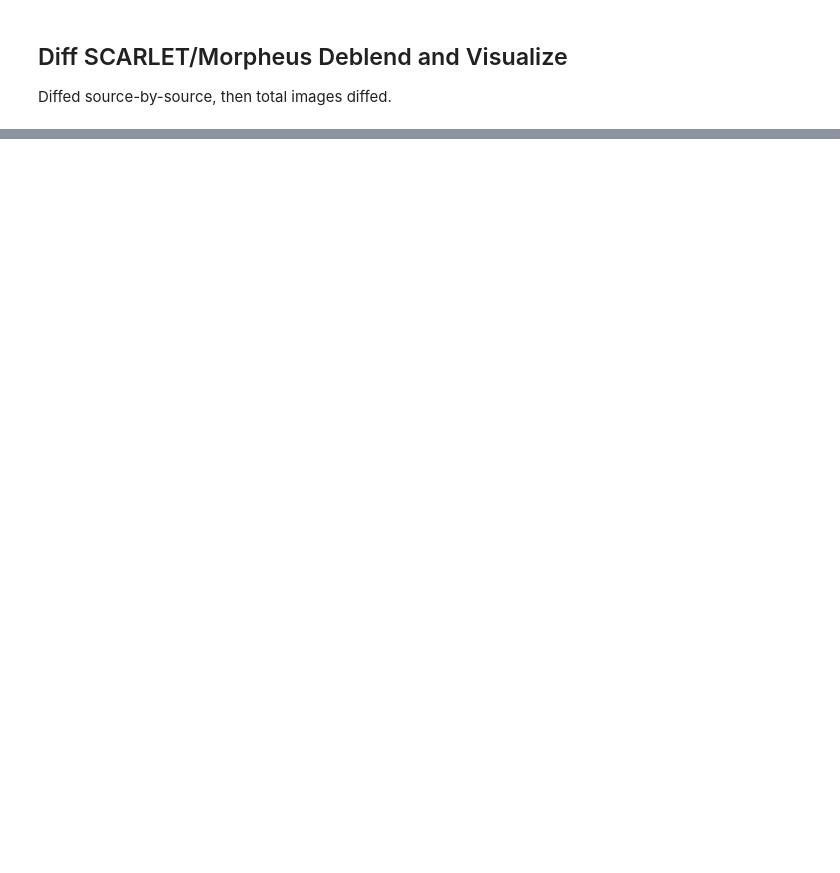
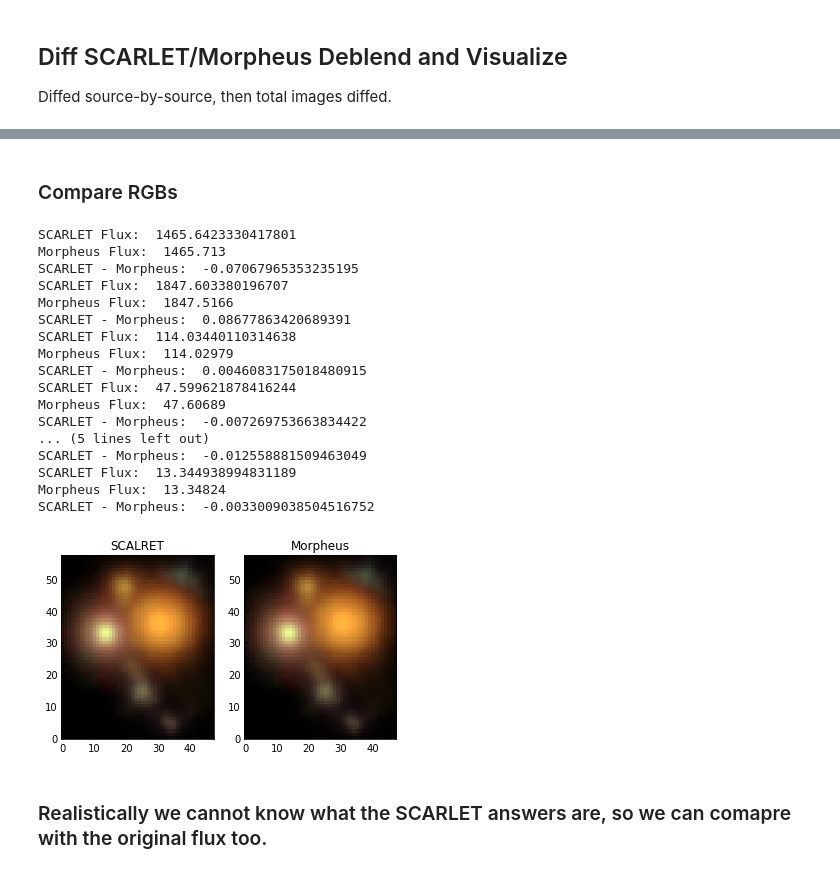
Before and after one commit to ryanhausen/morpheus-deblend, a Jupyter notebook: notebooks/n_closest_with_vectors.ipynb, the cells around one changed output, grey strips where cells are left out. Saved outputs shown, nothing was run; the diff lists cells and outputs as text; code cells hidden in the pictures; blank space fills up the shorter version.

```diff
--- a/notebooks/n_closest_with_vectors.ipynb
+++ b/notebooks/n_closest_with_vectors.ipynb
@@ -382,0 +390,51 @@ plt.colorbar()
+# %% [markdown]
+### Compare RGBs
+# %%
+f, (ax1, ax2) = plt.subplots(ncols=2)
+
+ax1.imshow(
+    scarlet.display.img_to_rgb(
+        sum(model_vals),
+        norm=norm
+    )
+)
+ax1.set_title("SCALRET")
+ax2.imshow(
+    scarlet.display.img_to_rgb(
+        np.transpose(
+            output.sum(axis=0),
+            axes=(2, 0, 1)
+        ),
+        norm=norm
+    )
+)
+ax2.set_title("Morpheus")
+
+for i in range(len(model_vals)):
+    print("SCARLET Flux: ", model_vals[i].sum())
+    print("Morpheus Flux: ", output[i, ...].sum())
+    print(
+        "SCARLET - Morpheus: ",
+        model_vals[i].sum() - output[i, ...].sum()
+    )
+# %% [output]
+SCARLET Flux:  1465.6423330417801
+Morpheus Flux:  1465.713
+SCARLET - Morpheus:  -0.07067965353235195
+SCARLET Flux:  1847.603380196707
+Morpheus Flux:  1847.5166
+SCARLET - Morpheus:  0.08677863420689391
+SCARLET Flux:  114.03440110314638
+Morpheus Flux:  114.02979
+SCARLET - Morpheus:  0.0046083175018480915
+SCARLET Flux:  47.599621878416244
+Morpheus Flux:  47.60689
+SCARLET - Morpheus:  -0.007269753663834422
+... (5 lines left out)
+SCARLET - Morpheus:  -0.012558881509463049
+SCARLET Flux:  13.344938994831189
+Morpheus Flux:  13.34824
+SCARLET - Morpheus:  -0.0033009038504516752
+[figure, added]
+# %% [markdown]
+### Realistically we cannot know what the SCARLET answers are, so we can comapre with the original flux too.
```
Also changed, not shown: parts of 10 cells of this notebook.
